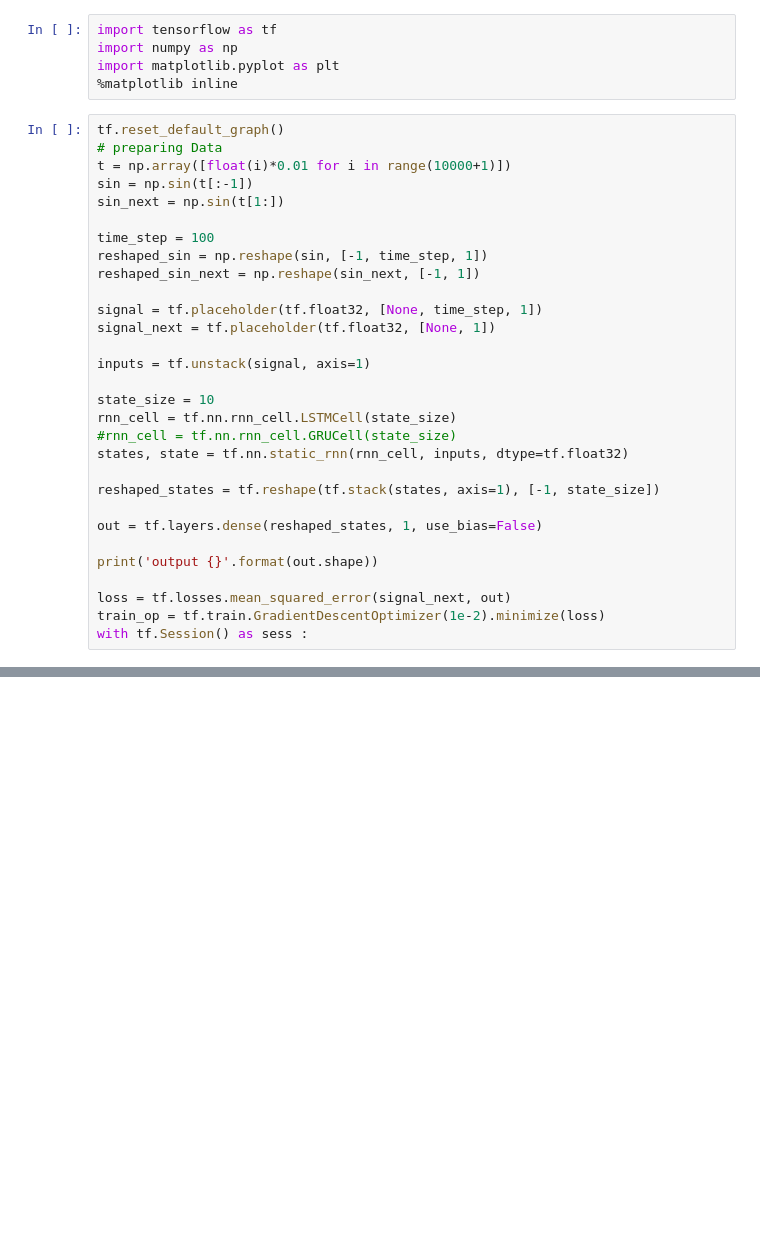
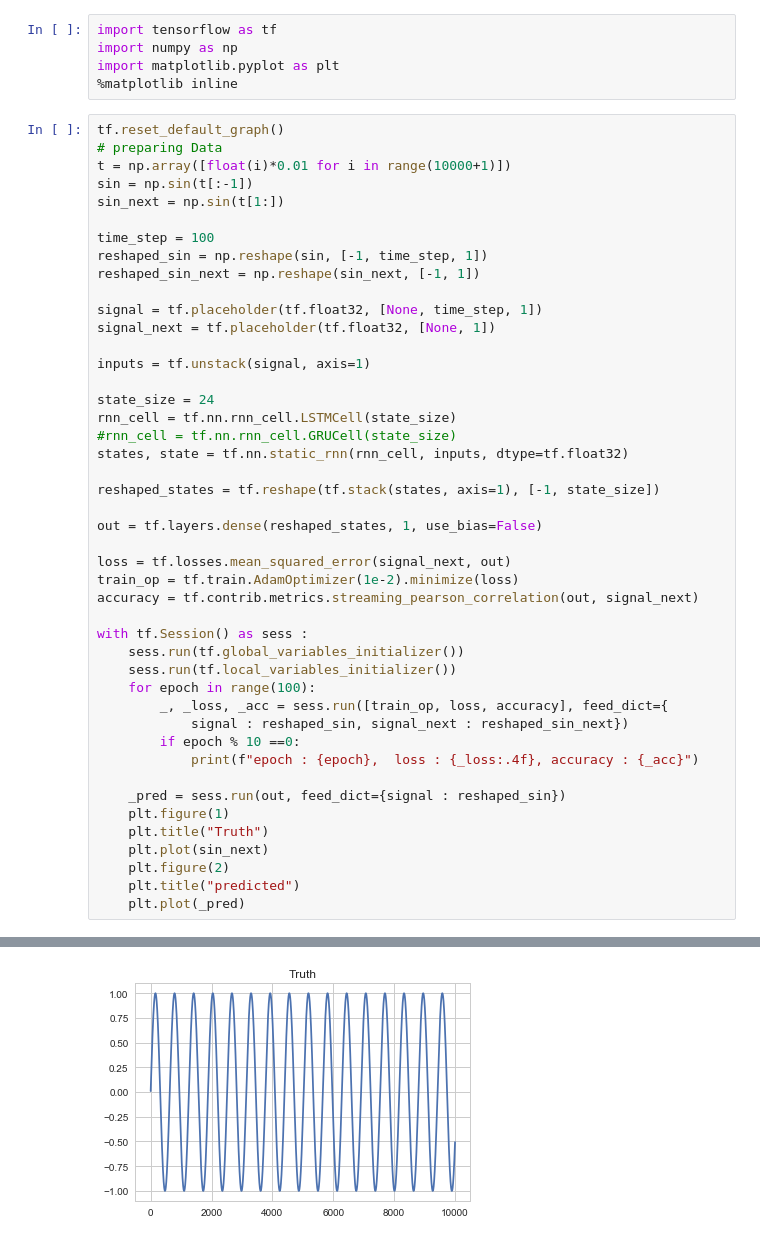
Before and after one commit to minus31/Tensorflow_Tutorial, a Jupyter notebook: 6.LSTM.ipynb, the cells around one changed output, grey strips where cells are left out. Saved outputs shown, nothing was run; the diff lists cells and outputs as text; blank space fills up the shorter version.

```diff
--- a/6.LSTM.ipynb
+++ b/6.LSTM.ipynb
@@ -52,7 +52,7 @@ signal_next = tf.placeholder(tf.float32, [None, 1])
 
 inputs = tf.unstack(signal, axis=1)
 
-state_size = 10
+state_size = 24
 rnn_cell = tf.nn.rnn_cell.LSTMCell(state_size)
 #rnn_cell = tf.nn.rnn_cell.GRUCell(state_size)
 states, state = tf.nn.static_rnn(rnn_cell, inputs, dtype=tf.float32)
@@ -61,8 +61,24 @@ reshaped_states = tf.reshape(tf.stack(states, axis=1), [-1, state_size])
 
 out = tf.layers.dense(reshaped_states, 1, use_bias=False)
 
-print('output {}'.format(out.shape))
+loss = tf.losses.mean_squared_error(signal_next, out)
+train_op = tf.train.AdamOptimizer(1e-2).minimize(loss)
+accuracy = tf.contrib.metrics.streaming_pearson_correlation(out, signal_next)
 
-loss = tf.losses.mean_squared_error(signal_next, out)
-train_op = tf.train.GradientDescentOptimizer(1e-2).minimize(loss)
 with tf.Session() as sess :
+    sess.run(tf.global_variables_initializer())
+    sess.run(tf.local_variables_initializer())
+    for epoch in range(100):
+        _, _loss, _acc = sess.run([train_op, loss, accuracy], feed_dict={
+            signal : reshaped_sin, signal_next : reshaped_sin_next})
+        if epoch % 10 ==0:
+            print(f"epoch : {epoch},  loss : {_loss:.4f}, accuracy : {_acc}")
+
+    _pred = sess.run(out, feed_dict={signal : reshaped_sin})
+    plt.figure(1)
+    plt.title("Truth")
+    plt.plot(sin_next)
+    plt.figure(2)
+    plt.title("predicted")
+    plt.plot(_pred)
+# %% [output]
@@ -68,0 +95 @@ with tf.Session() as sess :
+[figure, added]
```
Also changed, not shown: parts of 2 cells of this notebook, 1 other file.
